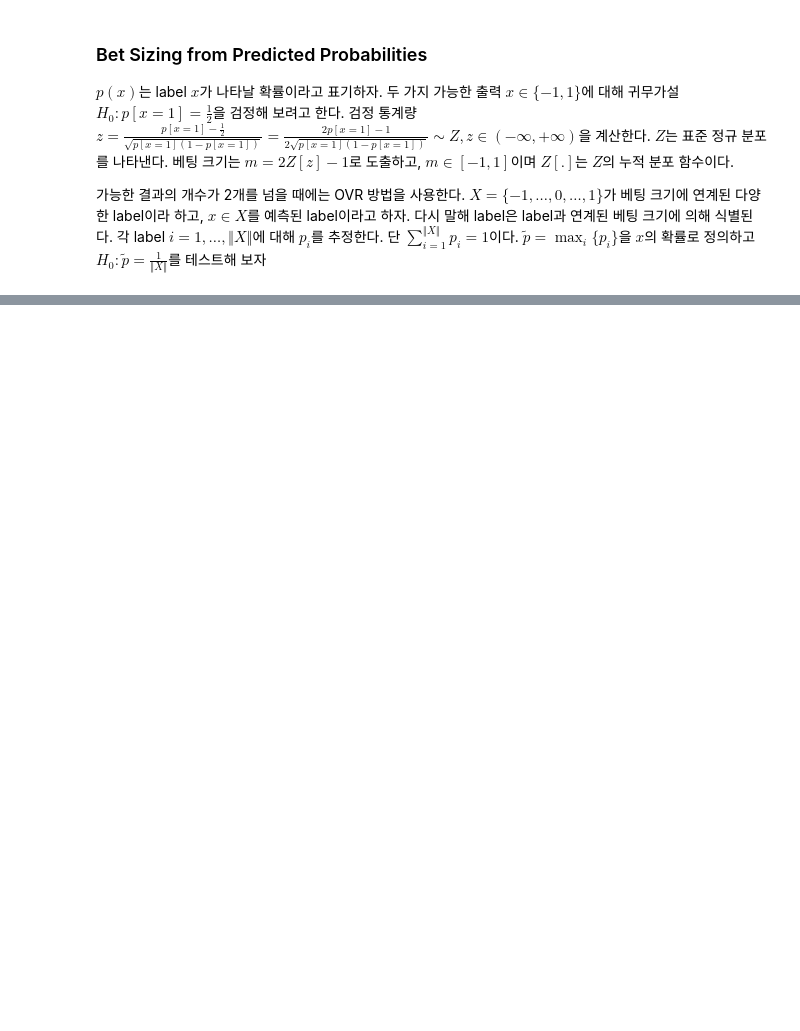
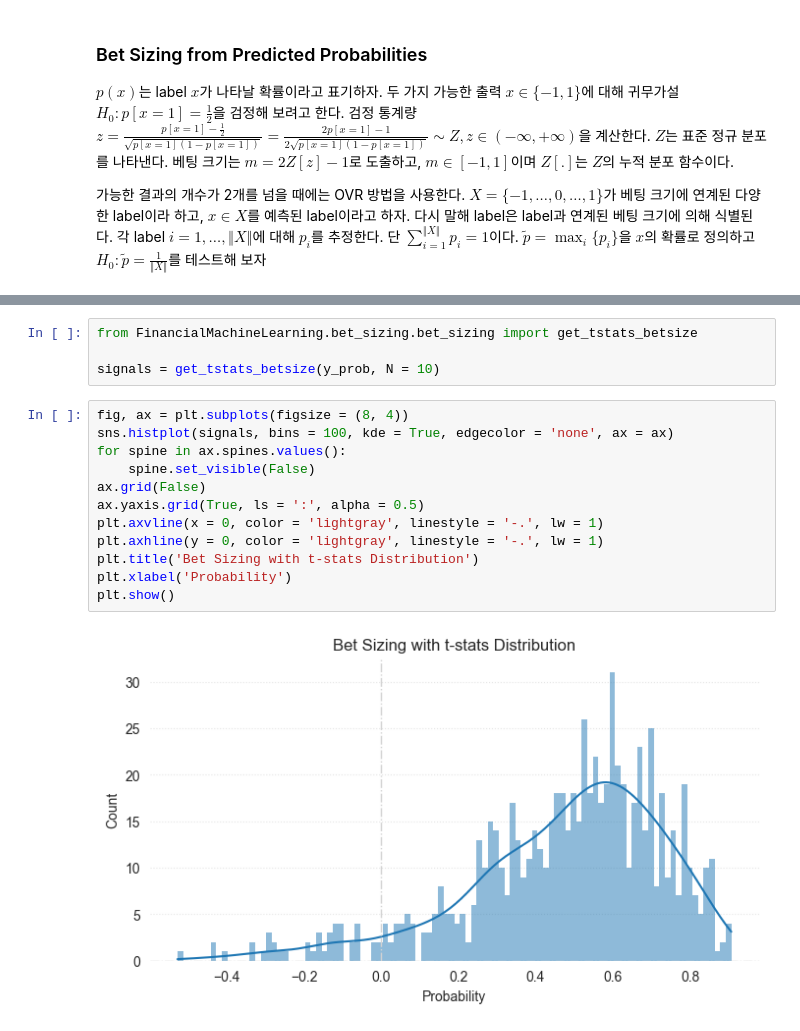
Before and after one commit to garcia42/MLFinance, a Jupyter notebook: Notes/Week15BetSizing/02BetSizingFromPredictedProbabilities.ipynb, the cells around one changed output, grey strips where cells are left out. Saved outputs shown, nothing was run; the diff lists cells and outputs as text; blank space fills up the shorter version.

```diff
--- a/Notes/Week15BetSizing/02BetSizingFromPredictedProbabilities.ipynb
+++ b/Notes/Week15BetSizing/02BetSizingFromPredictedProbabilities.ipynb
@@ -31,0 +141,18 @@ plt.show()
+# %%
+from FinancialMachineLearning.bet_sizing.bet_sizing import get_tstats_betsize
+
+signals = get_tstats_betsize(y_prob, N = 10)
+# %%
+fig, ax = plt.subplots(figsize = (8, 4))
+sns.histplot(signals, bins = 100, kde = True, edgecolor = 'none', ax = ax)
+for spine in ax.spines.values():
+    spine.set_visible(False)
+ax.grid(False)
+ax.yaxis.grid(True, ls = ':', alpha = 0.5)
+plt.axvline(x = 0, color = 'lightgray', linestyle = '-.', lw = 1)
+plt.axhline(y = 0, color = 'lightgray', linestyle = '-.', lw = 1)
+plt.title('Bet Sizing with t-stats Distribution')
+plt.xlabel('Probability')
+plt.show()
+# %% [output]
+[figure, added]
```
Also changed, not shown: parts of 11 cells of this notebook, 2 other files.
